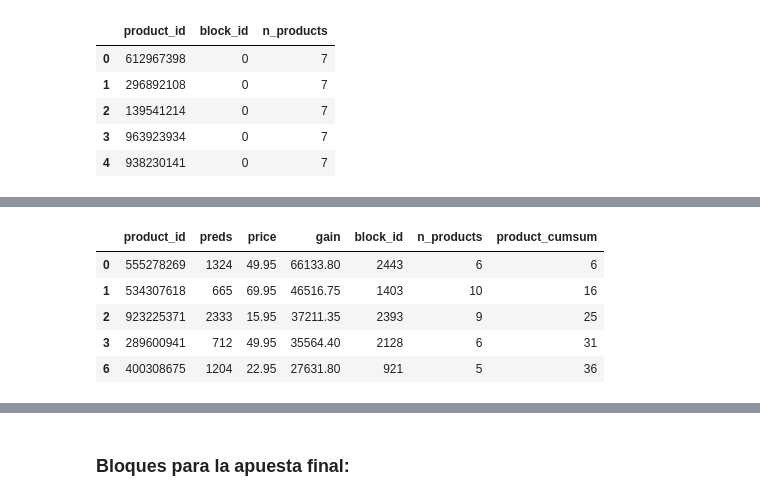
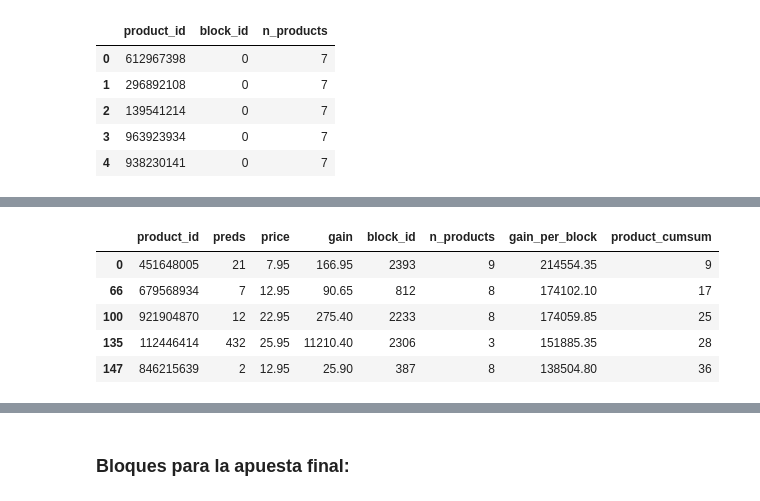
Before and after one commit to rodgomrod/Zara_Competition, a Jupyter notebook: Notebooks/R2_FT_ENG.ipynb, the cells around one changed output, grey strips where cells are left out. Drawn from its saved outputs; the diff is of its cells as text; code cells hidden in the pictures.

```diff
--- a/Notebooks/R2_FT_ENG.ipynb
+++ b/Notebooks/R2_FT_ENG.ipynb
@@ -279,6 +432,15 @@ train = train.join(a, on=agrupacion, how='left')
 a = test.groupby(agrupacion)['product_id'].count()
 a.name = 'N12'
 test = test.join(a, on=agrupacion, how='left')
+# %%
+agrupacion = ['family_id', 'subfamily_id', 'size_id', 'color_id', 'weekend']
+a = train.groupby(agrupacion)['product_id'].count()
+a.name = 'N13'
+train = train.join(a, on=agrupacion, how='left')
+
+a = test.groupby(agrupacion)['product_id'].count()
+a.name = 'N13'
+test = test.join(a, on=agrupacion, how='left')
 # %%
 # n = 'N12'
 # train = train.drop(n, axis=1)
@@ -483,0 +661,7 @@ predicciones_final.head()
+# %%
+group_block_gain = predicciones_final.groupby('block_id').sum().sort_values('gain', ascending=False)['gain']
+group_block_gain.name = 'gain_per_block'
+# %%
+preds_final = predicciones_final.join(group_block_gain, on='block_id')
+preds_final = preds_final.sort_values('gain_per_block', ascending=False)
+preds_final = preds_final.reset_index(drop=True)
@@ -483,0 +677,3 @@ predicciones_final.head()
+# %%
+preds_final = preds_final.iloc[preds_final.block_id.drop_duplicates().index.values.tolist()]
+preds_final = preds_final.sort_values('gain_per_block', ascending=False)
@@ -494,10 +692,10 @@ predicciones_final.head()
 # %%
-predicciones_final['product_cumsum'] = predicciones_final.n_products.cumsum()
-predicciones_final.head()
+preds_final['product_cumsum'] = preds_final.n_products.cumsum()
+preds_final.head()
 # %% [output]
-|  | product_id | preds | price | gain | block_id | n_products | product_cumsum |
-| 0 | 555278269 | 1324 | 49.95 | 66133.80 | 2443 | 6 | 6 |
-| 1 | 534307618 | 665 | 69.95 | 46516.75 | 1403 | 10 | 16 |
-| 2 | 923225371 | 2333 | 15.95 | 37211.35 | 2393 | 9 | 25 |
-| 3 | 289600941 | 712 | 49.95 | 35564.40 | 2128 | 6 | 31 |
-| 6 | 400308675 | 1204 | 22.95 | 27631.80 | 921 | 5 | 36 |
+|  | product_id | preds | price | gain | block_id | n_products | gain_per_block | product_cumsum |
+| 0 | 451648005 | 21 | 7.95 | 166.95 | 2393 | 9 | 214554.35 | 9 |
+| 66 | 679568934 | 7 | 12.95 | 90.65 | 812 | 8 | 174102.10 | 17 |
+| 100 | 921904870 | 12 | 22.95 | 275.40 | 2233 | 8 | 174059.85 | 25 |
+| 135 | 112446414 | 432 | 25.95 | 11210.40 | 2306 | 3 | 151885.35 | 28 |
+| 147 | 846215639 | 2 | 12.95 | 25.90 | 387 | 8 | 138504.80 | 36 |
```
Also changed, not shown: parts of 35 cells of this notebook, 13 other files.
